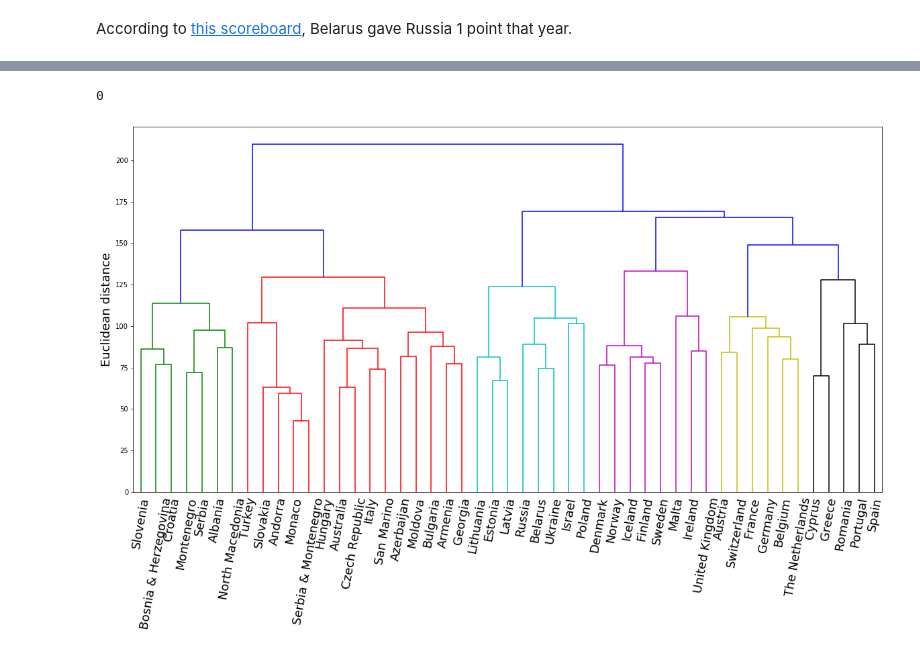
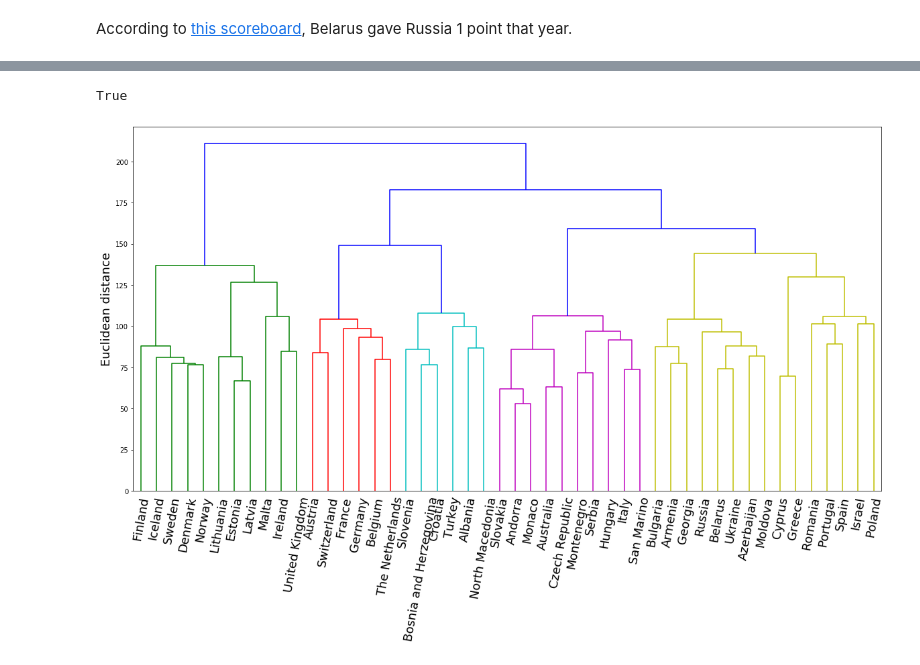
Before and after one commit to reikookamoto/eurovision, a Jupyter notebook: src/analysis.ipynb, the cells around one changed output, grey strips where cells are left out. Saved outputs shown, nothing was run; the diff lists cells and outputs as text; code cells hidden in the pictures.

```diff
--- a/src/analysis.ipynb
+++ b/src/analysis.ipynb
@@ -37,6 +39,16 @@ df.head()
 | 4 | 1975 | f | 1975f | J | Belgium | Ireland | 12 |
 | 5 | 1975 | f | 1975f | J | Belgium | Israel | 1 |
 # %%
+# Remove Serbia & Montenegro (ended in 2006)
+
+df = df[(df['from_country'] != 'Serbia & Montenegro') & (df['to_country'] != 'Serbia & Montenegro')]
+
+# Change naming of Macedonia
+
 df['from_country'] = df.from_country.str.replace('F.Y.R. Macedonia', 'North Macedonia', regex=False)
 df['to_country'] = df.to_country.str.replace('F.Y.R. Macedonia', 'North Macedonia', regex=False)
+
+# Change & to 'and' to make it easier to retrieve country codes later
+df['from_country'] = df.from_country.str.replace('&', 'and', regex=False)
+df['to_country'] = df.to_country.str.replace('&', 'and', regex=False)
 # %%
@@ -66,5 +82,6 @@ df = df[~(df['from_country'] == 'Belarus') |
 df = df.query('year > 1999')
 # %%
-test = df.loc[:, ['from_country', 'points', 'to_country_year']]
+plot_df = df.loc[:, ['from_country', 'points', 'to_country_year']]
 # %%
-test = test.pivot(index='from_country', columns='to_country_year', values='points')
+plot_df = plot_df.pivot(index='from_country', columns='to_country_year', values='points')
+plot_df.head(10)
@@ -84,18 +126,22 @@ for country in test.index:
-# %%
-test.isna().sum().sum()
-# %% [output]
-0
+# %%
+# Check that there are no missing values (or can't plot dendrogram)
+
+plot_df.isna().sum().sum() == 0
+# %% [output]
+True
 # %%
-# Code attribution: Rodolfo Lourenzutti
+# Code attribution: Rodolfo Lourenzutti (DSCI 563)
+
 def plot_dendrogram(data, method, metric, w=20, h=10):
+    """Plot a dendrogram given clustering method and distance measure."""
     Z = linkage(data, method=method, metric=metric)
-    fig, ax = plt.subplots(figsize=(w,h))
+    fig, ax = plt.subplots(figsize=(w, h))
     dendrogram(Z, labels=data.index, ax=ax)
     ax = plt.gca()
     ax.set_ylabel("Euclidean distance", fontsize=18)
     ax.set_xticklabels(ax.get_xticklabels(), rotation=80, fontsize=18)
 # %%
-plot_dendrogram(test, 'ward', 'euclidean')
+plot_dendrogram(plot_df, 'ward', 'euclidean')
 # %% [output]
-[figure, old version]
+[figure, new version]
 # %%
```
Also changed, not shown: parts of 13 cells of this notebook, 1 other file.
